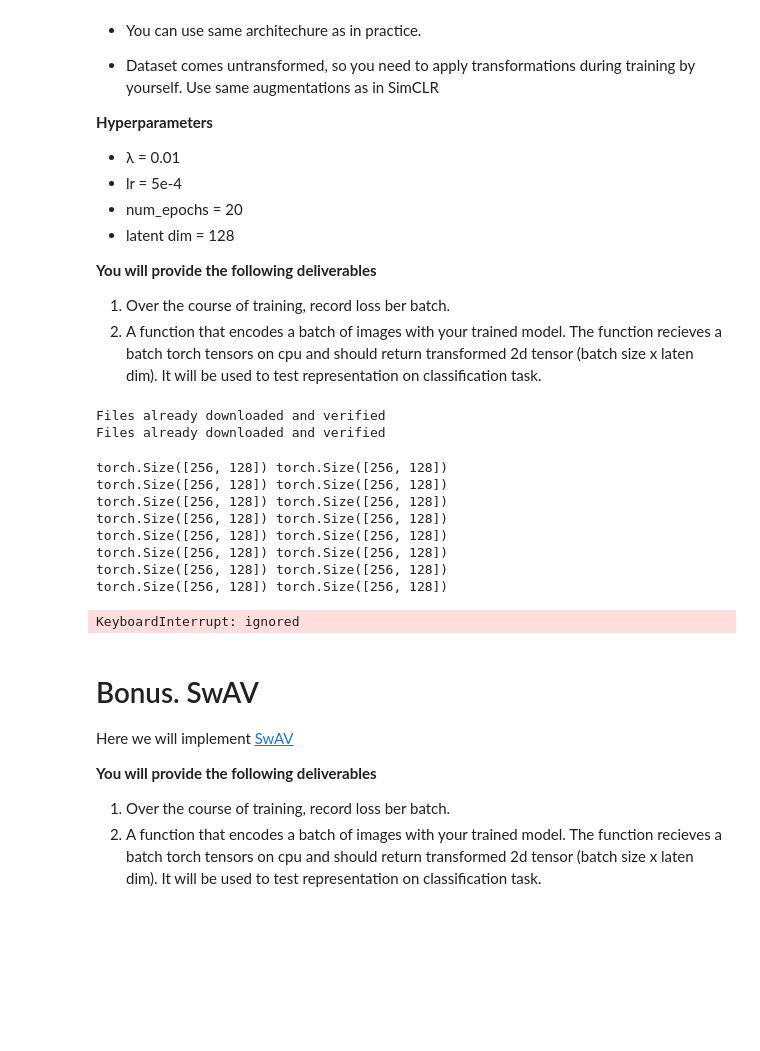
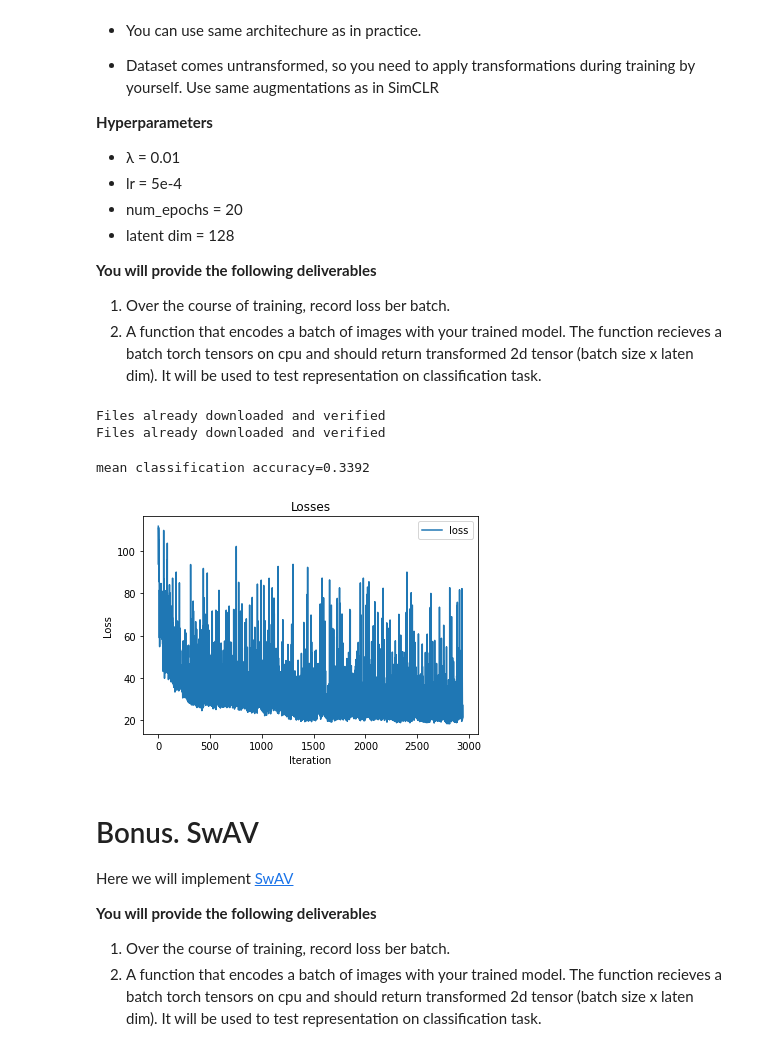
Before and after one commit to Howuhh/dul_2021, a Jupyter notebook: Homework/hw11/Homework11_selfsupervised2.ipynb, the cells around one changed output. Drawn from its saved outputs; the diff is of its cells as text; code cells hidden in the pictures; blank space fills up the shorter version.

```diff
--- a/Homework/hw11/Homework11_selfsupervised2.ipynb
+++ b/Homework/hw11/Homework11_selfsupervised2.ipynb
@@ -219,6 +219,8 @@ Here we will implement [barlow twins](https://arxiv.org/abs/2103.03230).
 1. Over the course of training, record loss ber batch.
 2. A function that encodes a batch of images with your trained model. The function recieves a batch torch tensors on cpu and should return transformed 2d tensor (batch size x laten dim). It will be used to test representation on classification task.
 # %%
+import torch.nn.functional as F
+
 def off_diagonal(matrix):
     N, M = matrix.shape
     assert N == M, "only for square matrices"
@@ -291,7 +293,7 @@ class BarlowTwins(nn.Module):
     @torch.no_grad()
     def encode(self, x):
         self.eval()
-        x = transforms.Resize(28)(x).to(self.device)
+        x = transforms.Resize(28)(x).to(device)
         x = self.forward(x)
         self.train()
         return x
@@ -307,23 +309,16 @@ def q2(train_data, test_data):
     train_dataloader = DataLoader(train_data, batch_size=256, shuffle=True, pin_memory=True)
     model = BarlowTwins().to(device)
 
-    losses = model.fit(train_dataloader, epochs=1, lr=1e-4)
+    losses = model.fit(train_dataloader, epochs=15, lr=1e-4)
 
     return losses, model.encode
 # %%
-q2_results(q2, False)
+q2_results(q2, True)
 # %% [output]
 Files already downloaded and verified
 Files already downloaded and verified
-torch.Size([256, 128]) torch.Size([256, 128])
-torch.Size([256, 128]) torch.Size([256, 128])
-torch.Size([256, 128]) torch.Size([256, 128])
-torch.Size([256, 128]) torch.Size([256, 128])
-torch.Size([256, 128]) torch.Size([256, 128])
-torch.Size([256, 128]) torch.Size([256, 128])
-torch.Size([256, 128]) torch.Size([256, 128])
-torch.Size([256, 128]) torch.Size([256, 128])
+mean classification accuracy=0.3392
-KeyboardInterrupt: ignored
+[figure, added]
 # %%
 # change flag to False if you want only to test your losses w/o accuracy (it takes around 4-5 minutes)
 q2_results(q2, True)
```
Also changed, not shown: parts of 1 cell of this notebook.
